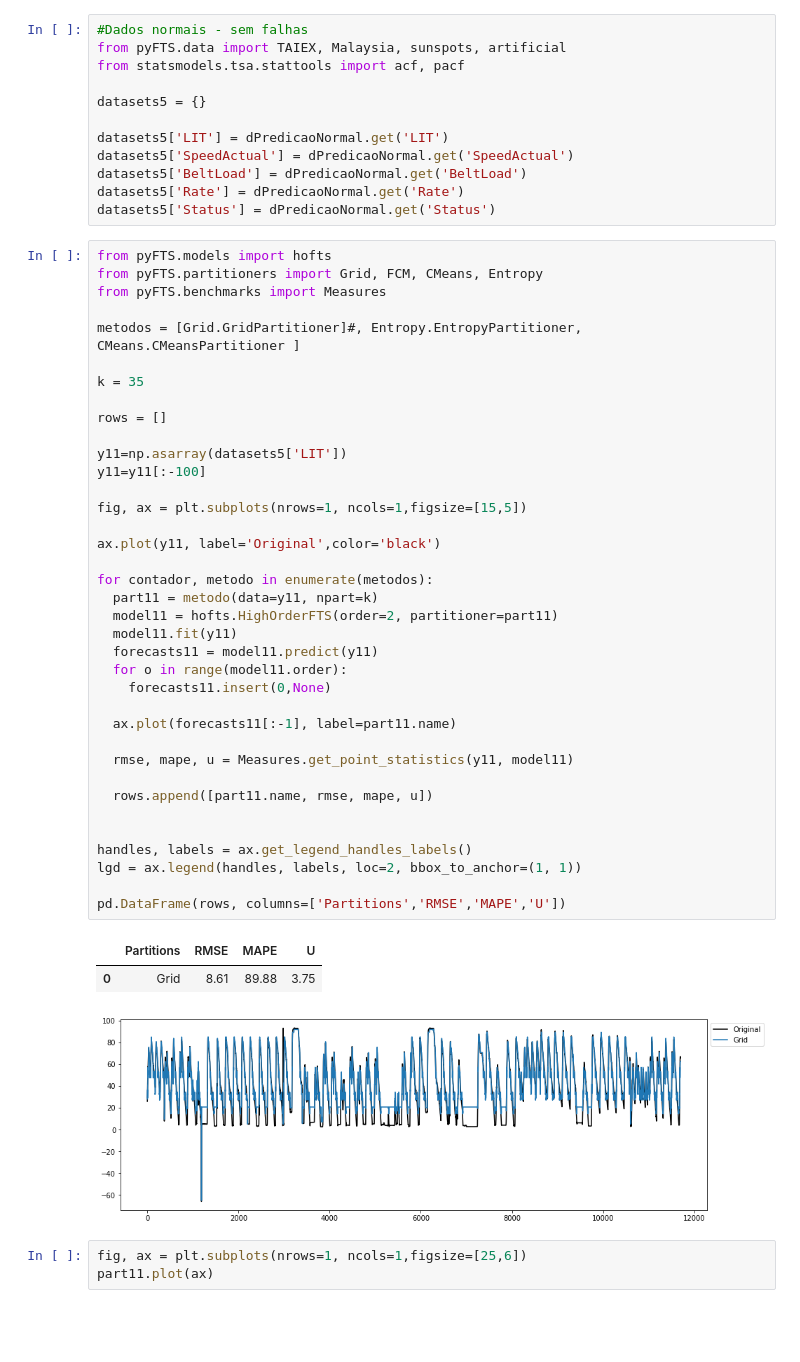
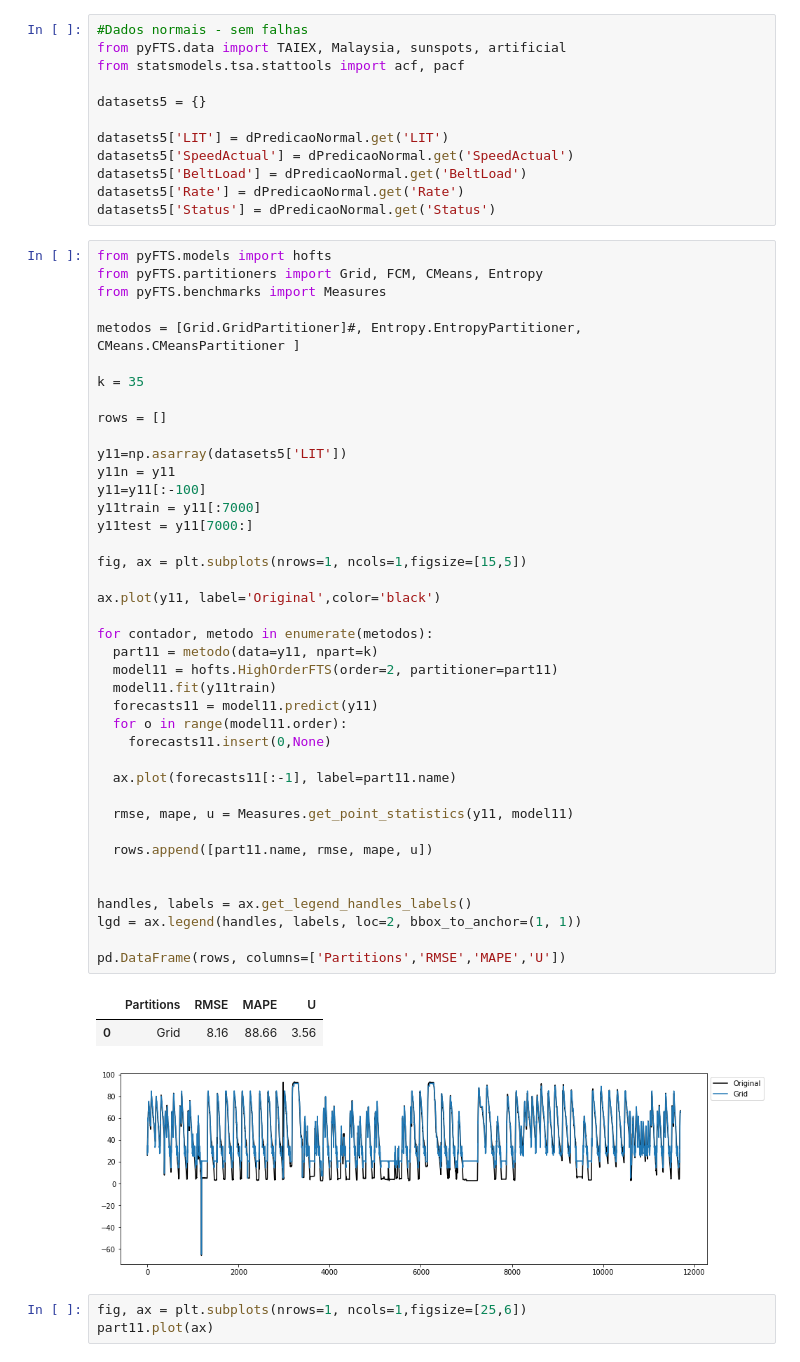
Before and after one commit to gabrielvinicios02/ExperimentsMultivariate, a Jupyter notebook: ClassificadorXGBoost.ipynb, the cells around one changed output. Drawn from its saved outputs; the diff is of its cells as text; blank space fills up the shorter version.

```diff
--- a/ClassificadorXGBoost.ipynb
+++ b/ClassificadorXGBoost.ipynb
@@ -1318,36 +1318,39 @@ k = 35
 
 rows = []
 
 y11=np.asarray(datasets5['LIT'])
+y11n = y11
 y11=y11[:-100]
+y11train = y11[:7000]
+y11test = y11[7000:]
 
 fig, ax = plt.subplots(nrows=1, ncols=1,figsize=[15,5])
 
 ax.plot(y11, label='Original',color='black')
 
 for contador, metodo in enumerate(metodos):
   part11 = metodo(data=y11, npart=k)
   model11 = hofts.HighOrderFTS(order=2, partitioner=part11)
-  model11.fit(y11)
+  model11.fit(y11train)
   forecasts11 = model11.predict(y11)
   for o in range(model11.order):
     forecasts11.insert(0,None)
 
   ax.plot(forecasts11[:-1], label=part11.name)
 
   rmse, mape, u = Measures.get_point_statistics(y11, model11)
 
   rows.append([part11.name, rmse, mape, u])
 
 
 handles, labels = ax.get_legend_handles_labels()
 lgd = ax.legend(handles, labels, loc=2, bbox_to_anchor=(1, 1))
 
 pd.DataFrame(rows, columns=['Partitions','RMSE','MAPE','U'])
 # %% [output]
 |  | Partitions | RMSE | MAPE | U |
-| 0 | Grid | 8.61 | 89.88 | 3.75 |
+| 0 | Grid | 8.16 | 88.66 | 3.56 |
-[figure, old version]
+[figure, new version]
 # %%
 fig, ax = plt.subplots(nrows=1, ncols=1,figsize=[25,6])
 part11.plot(ax)
```
Also changed, not shown: parts of 9 cells of this notebook.
